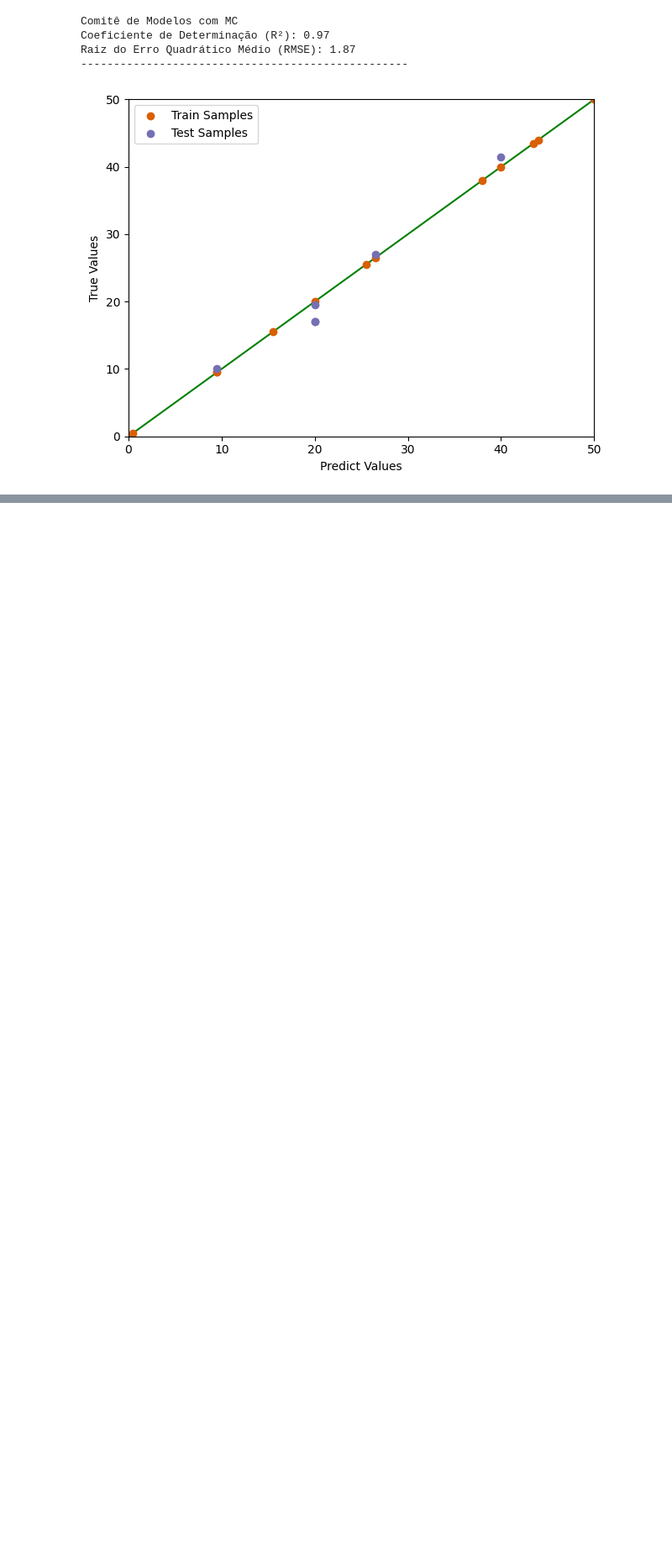
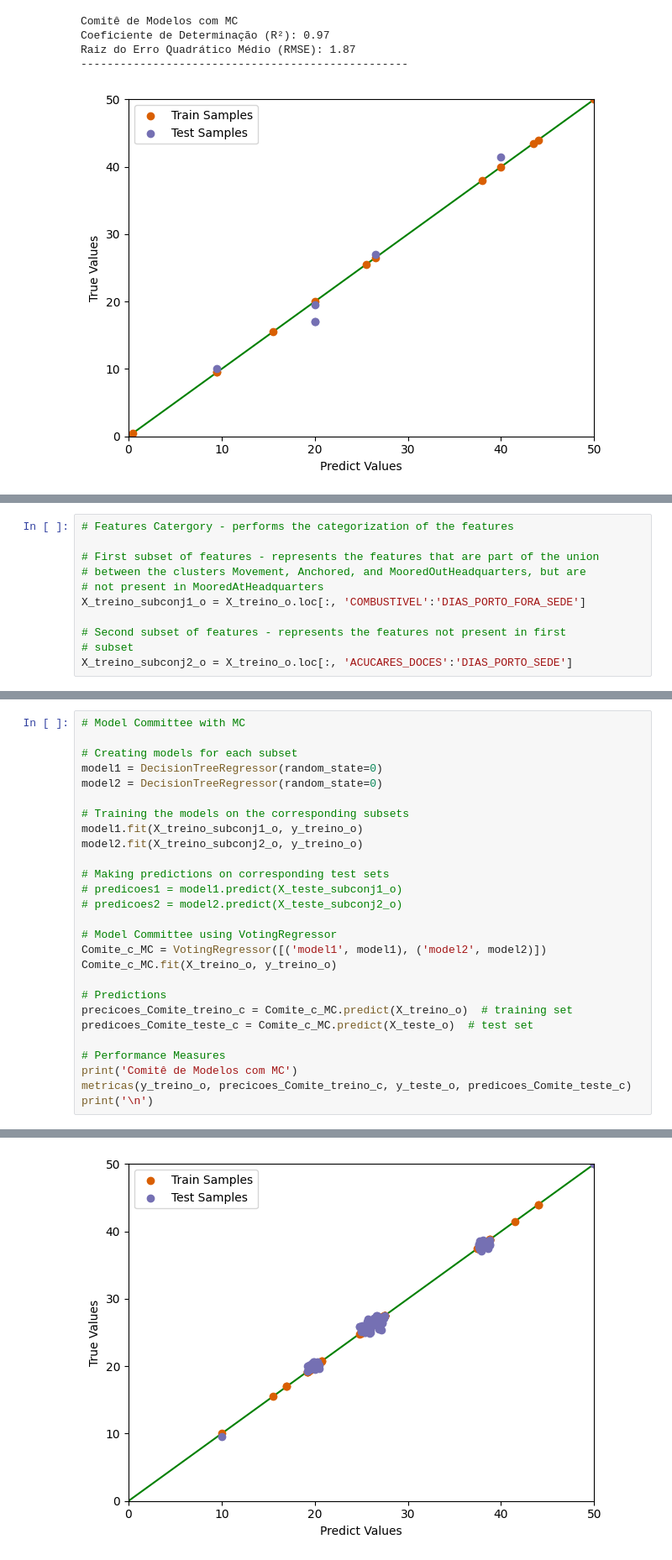
Before and after one commit to Valquire/ATOp, a Jupyter notebook: predictive_model_MilNavalPlatform_endurance.ipynb, the cells around one changed output, grey strips where cells are left out. Shown at 84% size. Cells and saved outputs as stored; diff of their text form; blank space fills up the shorter version.

```diff
--- a/predictive_model_MilNavalPlatform_endurance.ipynb
+++ b/predictive_model_MilNavalPlatform_endurance.ipynb
@@ -1158,0 +1123,11 @@ Raiz do Erro Quadrático Médio (RMSE): 1.87
+# %%
+# Features Catergory - performs the categorization of the features
+
+# First subset of features - represents the features that are part of the union
+# between the clusters Movement, Anchored, and MooredOutHeadquarters, but are
+# not present in MooredAtHeadquarters
+X_treino_subconj1_o = X_treino_o.loc[:, 'COMBUSTIVEL':'DIAS_PORTO_FORA_SEDE']
+
+# Second subset of features - represents the features not present in first
+# subset
+X_treino_subconj2_o = X_treino_o.loc[:, 'ACUCARES_DOCES':'DIAS_PORTO_SEDE']
@@ -1158,0 +1136,28 @@ Raiz do Erro Quadrático Médio (RMSE): 1.87
+# %%
+# Model Committee with MC
+
+# Creating models for each subset
+model1 = DecisionTreeRegressor(random_state=0)
+model2 = DecisionTreeRegressor(random_state=0)
+
+# Training the models on the corresponding subsets
+model1.fit(X_treino_subconj1_o, y_treino_o)
+model2.fit(X_treino_subconj2_o, y_treino_o)
+
+# Making predictions on corresponding test sets
+# predicoes1 = model1.predict(X_teste_subconj1_o)
+# predicoes2 = model2.predict(X_teste_subconj2_o)
+
+# Model Committee using VotingRegressor
+Comite_c_MC = VotingRegressor([('model1', model1), ('model2', model2)])
+Comite_c_MC.fit(X_treino_o, y_treino_o)
+
+# Predictions
+precicoes_Comite_treino_c = Comite_c_MC.predict(X_treino_o)  # training set
+predicoes_Comite_teste_c = Comite_c_MC.predict(X_teste_o)  # test set
+
+# Performance Measures
+print('Comitê de Modelos com MC')
+metricas(y_treino_o, precicoes_Comite_treino_c, y_teste_o, predicoes_Comite_teste_c)
+print('\n')
+# %% [output]
@@ -1158,0 +1168 @@ Raiz do Erro Quadrático Médio (RMSE): 1.87
+[figure, added]
```
Also changed, not shown: parts of 54 cells of this notebook.
